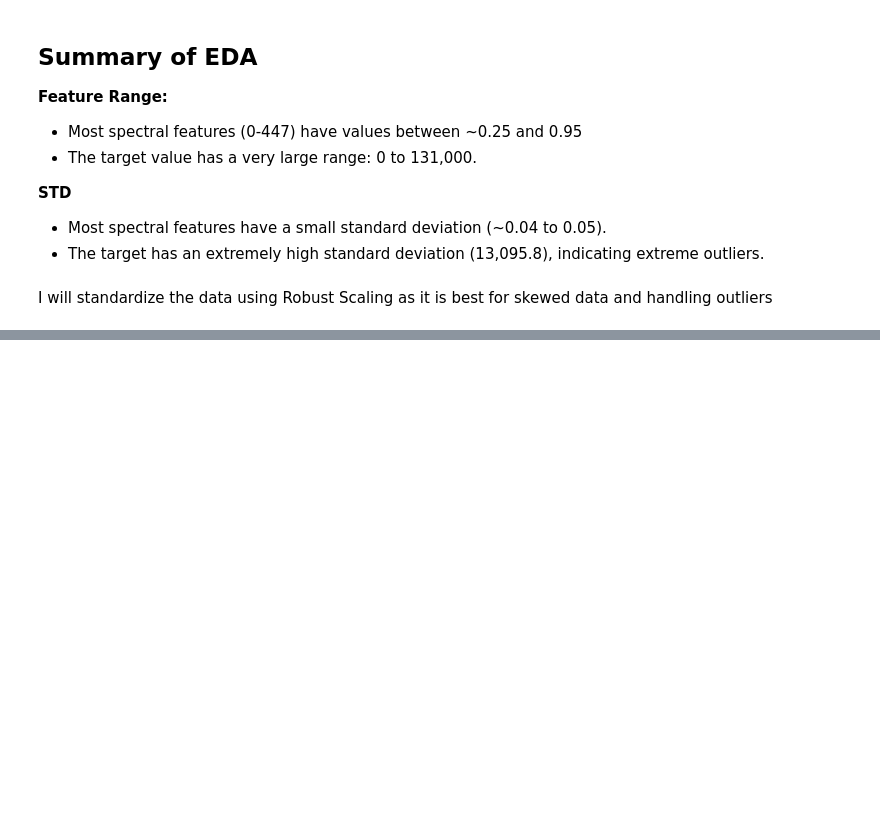
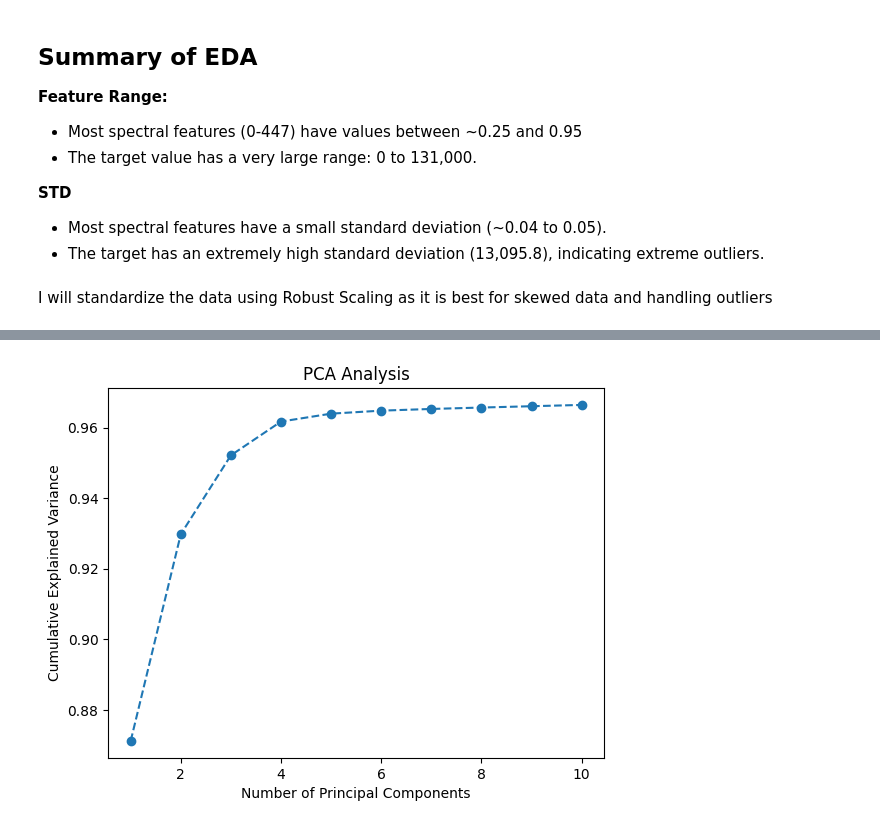
Before and after one commit to NotAbdelrahmanelsayed/hyperspectral_mycotoxin_prediction, a Jupyter notebook: notebook.ipynb, the cells around one changed output, grey strips where cells are left out. Cells and saved outputs as stored; diff of their text form; code cells hidden in the pictures; blank space fills up the shorter version.

```diff
--- a/notebook.ipynb
+++ b/notebook.ipynb
@@ -109,0 +123,16 @@ ModuleNotFoundError: No module named 'sklearn'
+# %%
+X = df_scaled.drop(columns='vomitoxin_ppb')
+y = df_scaled['vomitoxin_ppb']
+
+# Apply PCA
+pca = PCA(10)
+X_pca = pca.fit_transform(X)
+# %%
+explained_variance = np.cumsum(pca.explained_variance_ratio_)
+plt.plot(range(1, 11), explained_variance, marker='o', linestyle='--')
+plt.xlabel("Number of Principal Components")
+plt.ylabel("Cumulative Explained Variance")
+plt.title("PCA Analysis")
+plt.show()
+# %% [output]
+[figure, added]
```
Also changed, not shown: parts of 16 cells of this notebook, 2 other files.
